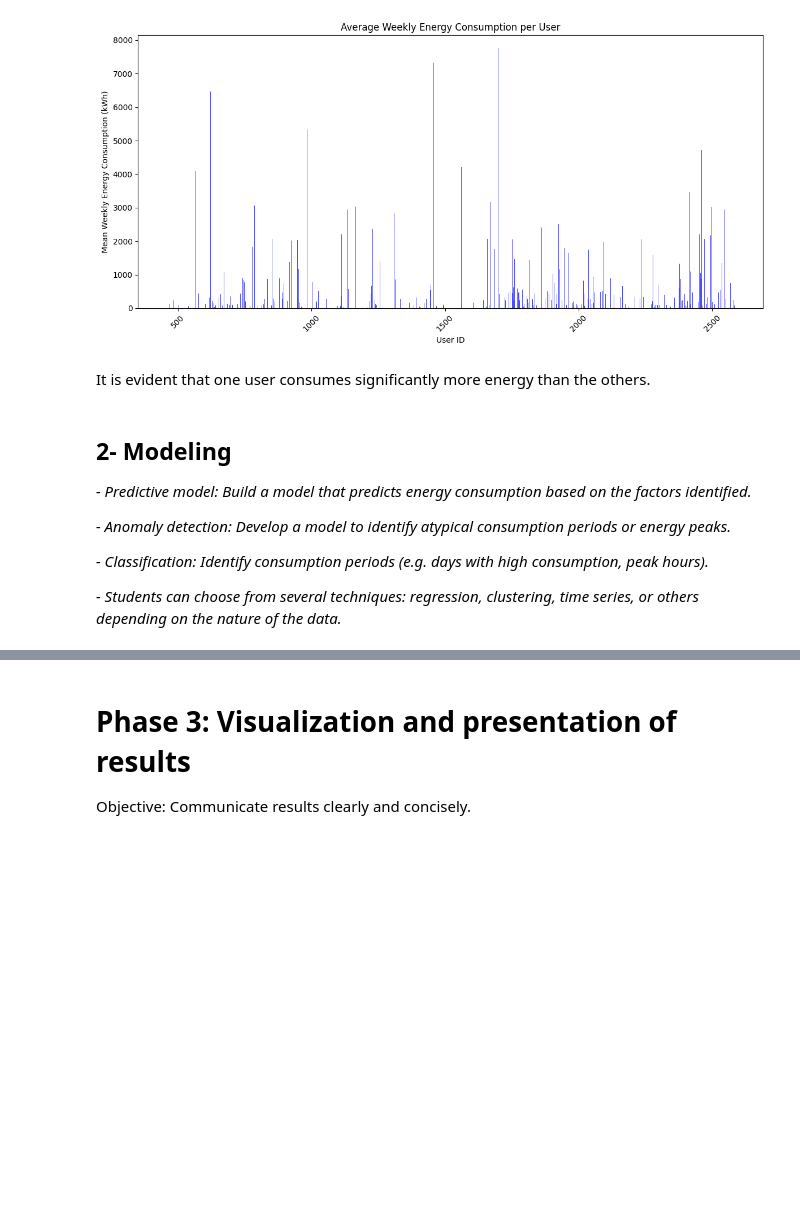
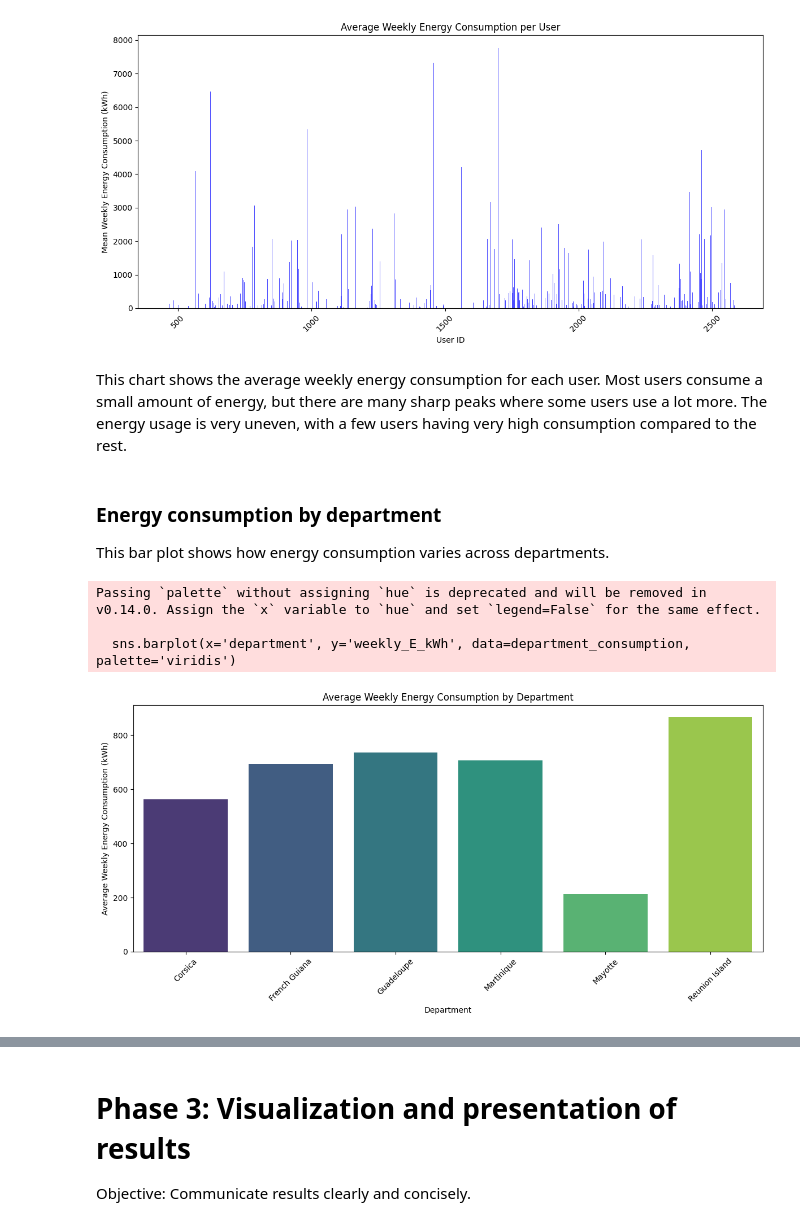
Before and after one commit to izinii/Analysis-and-Optimization-of-Energy-Consumption, a Jupyter notebook: notebook.ipynb, the cells around one changed output, grey strips where cells are left out. Cells and saved outputs as stored; diff of their text form; code cells hidden in the pictures; blank space fills up the shorter version.

```diff
--- a/notebook.ipynb
+++ b/notebook.ipynb
@@ -608,15 +666,26 @@ plt.tight_layout()
 plt.show()
 # %% [output]
 [figure]
-# %% [markdown]
-It is evident that one user consumes significantly more energy than the others.
-# %% [markdown]
-## 2- Modeling
-
-*- Predictive model: Build a model that predicts energy consumption based on the factors identified.*
-
-*- Anomaly detection: Develop a model to identify atypical consumption periods or energy peaks.*
-
-*- Classification: Identify consumption periods (e.g. days with high consumption, peak hours).*
-
-*- Students can choose from several techniques: regression, clustering, time series, or others depending on the nature of the data.*
+# %% [markdown]
+This chart shows the average weekly energy consumption for each user. Most users consume a small amount of energy, but there are many sharp peaks where some users use a lot more. The energy usage is very uneven, with a few users having very high consumption compared to the rest.
+# %% [markdown]
+### **Energy consumption by department**
+This bar plot shows how energy consumption varies across departments.
+# %%
+# Group by department and calculate mean energy consumption
+department_consumption = data.groupby('department')['weekly_E_kWh'].mean().reset_index()
+
+# Plot the results
+plt.figure(figsize=(12, 6))
+sns.barplot(x='department', y='weekly_E_kWh', data=department_consumption, palette='viridis')
+plt.xlabel('Department')
+plt.ylabel('Average Weekly Energy Consumption (kWh)')
+plt.title('Average Weekly Energy Consumption by Department')
+plt.xticks(rotation=45)
+plt.tight_layout()
+plt.show()
+# %% [output]
+Passing `palette` without assigning `hue` is deprecated and will be removed in v0.14.0. Assign the `x` variable to `hue` and set `legend=False` for the same effect.
+
+  sns.barplot(x='department', y='weekly_E_kWh', data=department_consumption, palette='viridis')
+[figure, added]
```
Also changed, not shown: parts of 140 cells of this notebook, 8 other files.
